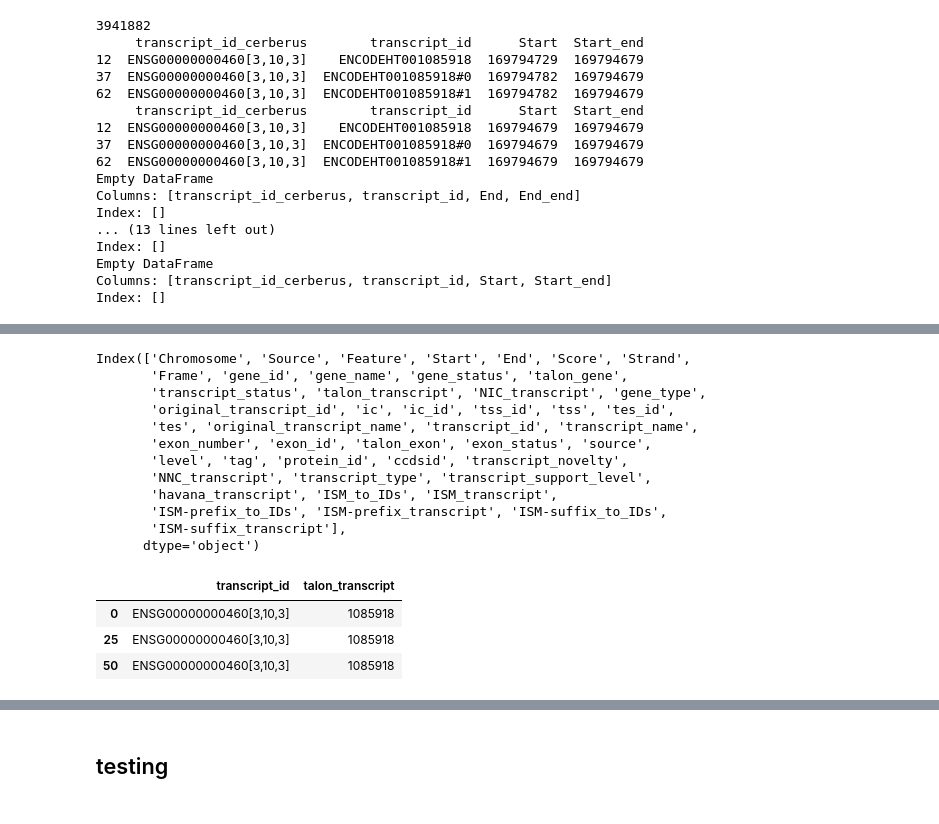
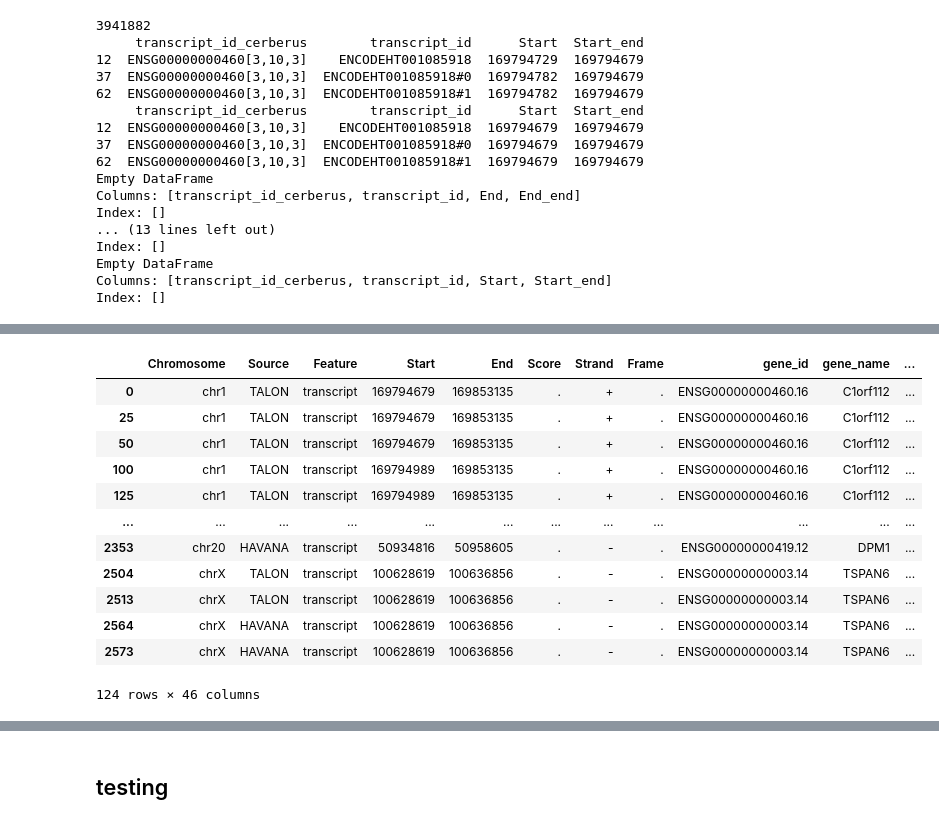
Before and after one commit to mortazavilab/cerberus, a Jupyter notebook: 220412_dev.ipynb, the cells around one changed output, grey strips where cells are left out. Cells and saved outputs as stored; diff of their text form; code cells hidden in the pictures.

```diff
--- a/220412_dev.ipynb
+++ b/220412_dev.ipynb
@@ -380,44 +364,17 @@ df.to_gtf('test_dupe_genes.gtf')
 # %%
 gtf = 'test_dupe_genes.gtf'
 df = pr.read_gtf(gtf).df
-
-def collapse_non_gb_col(x):
-    x = x.astype(str)
-    x = x.unique().tolist()
-    x = ','.join(x)
-    return(x)
-
-gb_cols = ['Chromosome',
+cols = ['Chromosome',
              'Feature',
              'Start', 'End',
              'Score', 'Strand', 'Frame', 'gene_id', 'gene_name',
              'gene_status', 'gene_type', 'talon_gene',
              'ic', 'ic_id', 'tss_id', 'tss', 'tes_id', 'tes', 'transcript_id',
              'transcript_name']
-
-# get collapsed features to add to deduplicated df
-t_df = df.loc[df.Feature == 'transcript'].copy(deep=True)
-non_gb_cols = list(set(t_df.columns.tolist())-set(gb_cols))
-t_df[non_gb_cols].fillna('', inplace=True)
-t_df = t_df.groupby(gb_cols, observed=True)[non_gb_cols].agg(collapse_non_gb_col).reset_index()
-t_df = t_df[['transcript_id']+non_gb_cols]
-collapsed_feats = t_df.copy(deep=True)
-
-# deduplicate df based only on transcript id
-temp = df[['transcript_id', 'original_transcript_id']].drop_duplicates()
-dupe_old_tids = temp.loc[temp.transcript_id.duplicated(keep='first'), 'original_transcript_id']
-# print(len(df.index))
-# print(df.loc[(df.transcript_name == 'C1orf112[3,10,3]')&(df.Feature == 'transcript'), ['transcript_id', 'original_transcript_id']])
-df = df.loc[~df.original_transcript_id.isin(dupe_old_tids)]
-# print(len(df.index))
-# print(df.loc[(df.transcript_name == 'C1orf112[3,10,3]')&(df.Feature == 'transcript'), ['transcript_id', 'original_transcript_id']])
-
-
-# replace the non gb columns with the ones that we already grouped
-df.drop(non_gb_cols, axis=1, inplace=True)
+gb_cols = list(set(df.columns)&set(cols))
+real_input = df.copy(deep=True)
+# print(df.loc[(df.Feature == 'transcript')&(df.transcript_id == 'ENSG00000000460[3,10,3]'), gb_cols])
+# df = agg_gtf(df)
 # print()
-# print('deduped transcripts')
-# print(df.head())
-# print('collapsed features')
-# print(collapsed_feats.head())
-df = df.merge(collapsed_feats, how='left', on='transcript_id')
+# gb_cols = list(set(df.columns)&set(cols))
+# print(df.loc[(df.Feature == 'transcript')&(df.transcript_id == 'ENSG00000000460[3,10,3]'), gb_cols])
@@ -455,22 +381,17 @@ df.loc[df.transcript_id == 'ENSG00000000460[3,10,3]']
-# %%
-t_df.columns
-# %% [output]
-Index(['Chromosome', 'Source', 'Feature', 'Start', 'End', 'Score', 'Strand',
-       'Frame', 'gene_id', 'gene_name', 'gene_status', 'talon_gene',
-       'transcript_status', 'talon_transcript', 'NIC_transcript', 'gene_type',
-       'original_transcript_id', 'ic', 'ic_id', 'tss_id', 'tss', 'tes_id',
-       'tes', 'original_transcript_name', 'transcript_id', 'transcript_name',
-       'exon_number', 'exon_id', 'talon_exon', 'exon_status', 'source',
-       'level', 'tag', 'protein_id', 'ccdsid', 'transcript_novelty',
-       'NNC_transcript', 'transcript_type', 'transcript_support_level',
-       'havana_transcript', 'ISM_to_IDs', 'ISM_transcript',
-       'ISM-prefix_to_IDs', 'ISM-prefix_transcript', 'ISM-suffix_to_IDs',
-       'ISM-suffix_transcript'],
-      dtype='object')
-# %%
-t_df.loc[t_df.transcript_id == t_df.transcript_id.unique().tolist()[0], ['transcript_id', 'talon_transcript']]
-# %% [output]
-|  | transcript_id | talon_transcript |
-| 0 | ENSG00000000460[3,10,3] | 1085918 |
-| 25 | ENSG00000000460[3,10,3] | 1085918 |
-| 50 | ENSG00000000460[3,10,3] | 1085918 |
+# %%
+temp = df.loc[df.Feature=='transcript']
+temp.loc[temp.transcript_id.duplicated(keep=False)]
+# %% [output]
+|  | Chromosome | Source | Feature | Start | End | Score | Strand | Frame | gene_id | gene_name | ... |
+| 0 | chr1 | TALON | transcript | 169794679 | 169853135 | . | + | . | ENSG00000000460.16 | C1orf112 | ... |
+| 25 | chr1 | TALON | transcript | 169794679 | 169853135 | . | + | . | ENSG00000000460.16 | C1orf112 | ... |
+| 50 | chr1 | TALON | transcript | 169794679 | 169853135 | . | + | . | ENSG00000000460.16 | C1orf112 | ... |
+| 100 | chr1 | TALON | transcript | 169794989 | 169853135 | . | + | . | ENSG00000000460.16 | C1orf112 | ... |
+| 125 | chr1 | TALON | transcript | 169794989 | 169853135 | . | + | . | ENSG00000000460.16 | C1orf112 | ... |
+| ... | ... | ... | ... | ... | ... | ... | ... | ... | ... | ... | ... |
+| 2353 | chr20 | HAVANA | transcript | 50934816 | 50958605 | . | - | . | ENSG00000000419.12 | DPM1 | ... |
+| 2504 | chrX | TALON | transcript | 100628619 | 100636856 | . | - | . | ENSG00000000003.14 | TSPAN6 | ... |
+| 2513 | chrX | TALON | transcript | 100628619 | 100636856 | . | - | . | ENSG00000000003.14 | TSPAN6 | ... |
+| 2564 | chrX | HAVANA | transcript | 100628619 | 100636856 | . | - | . | ENSG00000000003.14 | TSPAN6 | ... |
+| 2573 | chrX | HAVANA | transcript | 100628619 | 100636856 | . | - | . | ENSG00000000003.14 | TSPAN6 | ... |
+124 rows × 46 columns
```
Also changed, not shown: parts of 19 cells of this notebook.
